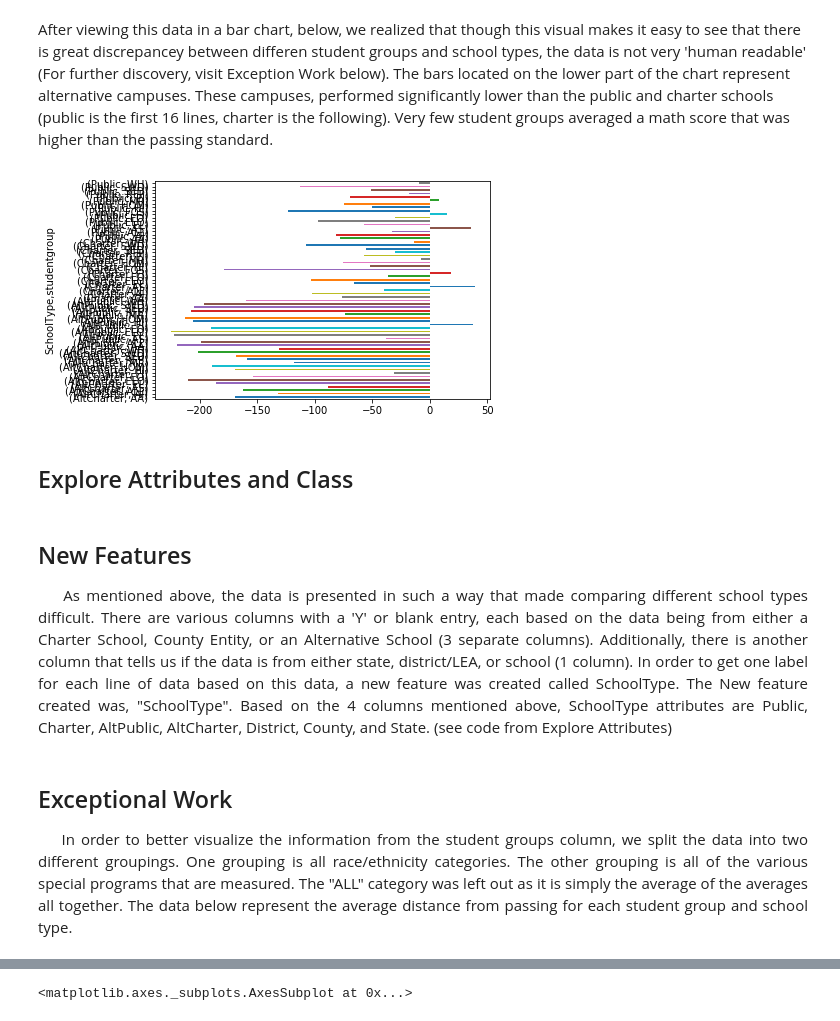
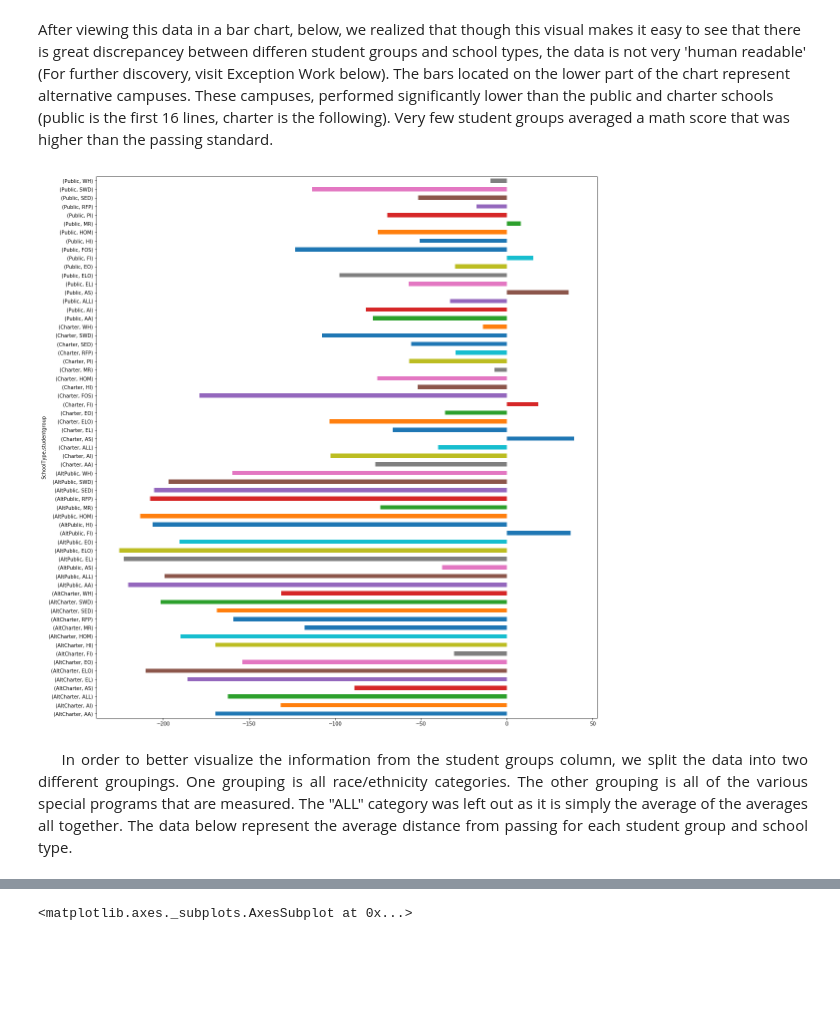
Before and after one commit to jpafford/Data_Mining_7331, a Jupyter notebook: Lab One Visualization and Data Preprocessing.ipynb, the cells around one changed output, grey strips where cells are left out. Drawn from its saved outputs; the diff is of its cells as text; code cells hidden in the pictures; blank space fills up the shorter version.

Commit message:
moved exceptional work to visualize attribute.

```diff
--- a/Lab One Visualization and Data Preprocessing.ipynb
+++ b/Lab One Visualization and Data Preprocessing.ipynb
@@ -548,6 +548,6 @@ Name: currstatus, Length: 63, dtype: float64
 # %% [markdown]
    After viewing this data in a bar chart, below, we realized that though this visual makes it easy to see that there is great discrepancey between differen student groups and school types, the data is not very 'human readable' (For further discovery, visit Exception Work below).  The bars located on the lower part of the chart represent alternative campuses. These campuses, performed significantly lower than the public and charter schools (public is the first 16 lines, charter is the following). Very few student groups averaged a math score that was higher than the passing standard.
 # %%
-ax=math2018_AvgDistance.plot(kind='barh')
+ax=math2018_AvgDistance.plot(kind='barh', figsize=(18,20))
 # %% [output]
-[figure, old version]
+[figure, new version]
@@ -556,2 +553,0 @@ ax=math2018_AvgDistance.plot(kind='barh')
-# %% [markdown]
-## Explore Attributes and Class
@@ -560,8 +554,4 @@ ax=math2018_AvgDistance.plot(kind='barh')
-# %% [markdown]
-## New Features
-<p align = "justify">&nbsp;&nbsp;&nbsp;&nbsp;As mentioned above, the data is presented in such a way that made comparing different school types difficult. There are various columns with a 'Y' or blank entry, each based on the data being from either a Charter School, County Entity, or an Alternative School (3 separate columns). Additionally, there is another column that tells us if the data is from either state, district/LEA, or school (1 column). In order to get one label for each line of data based on this data, a new feature was created called SchoolType. The New feature created was, "SchoolType".  Based on the 4 columns mentioned above, SchoolType attributes are Public, Charter, AltPublic, AltCharter, District, County, and State. (see code from Explore Attributes)</p>
 # %% [markdown]
-## Exceptional Work
 <p align = "justify">&nbsp;&nbsp;&nbsp;&nbsp;In order to better visualize the information from the student groups column, we split the data into two different groupings.  One grouping is all race/ethnicity categories.  The other grouping is all of the various special programs that are measured.  The "ALL" category was left out as it is simply the average of the averages all together. The data below represent the average distance from passing for each student group and school type.</p>
 # %%
 #Create an Ethnicity/Race Subgroup to compare like data.
```
Also changed, not shown: parts of 7 cells of this notebook, 1 other file.
